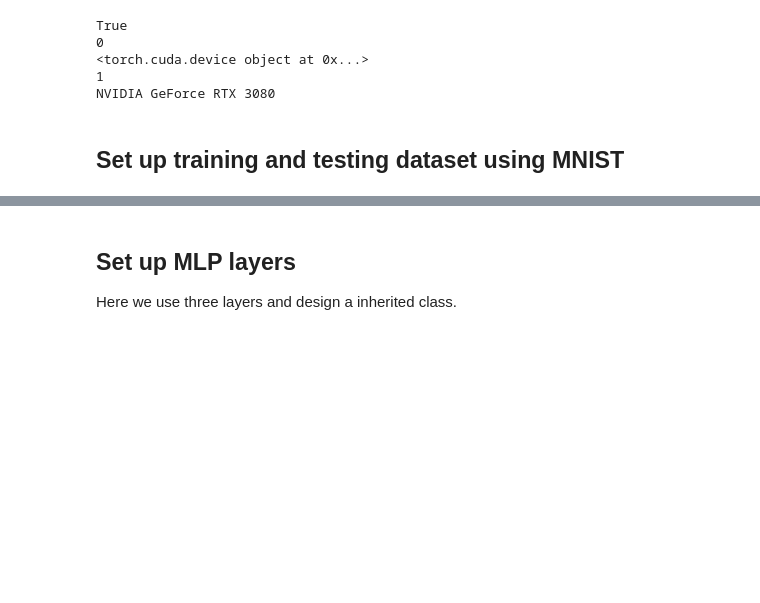
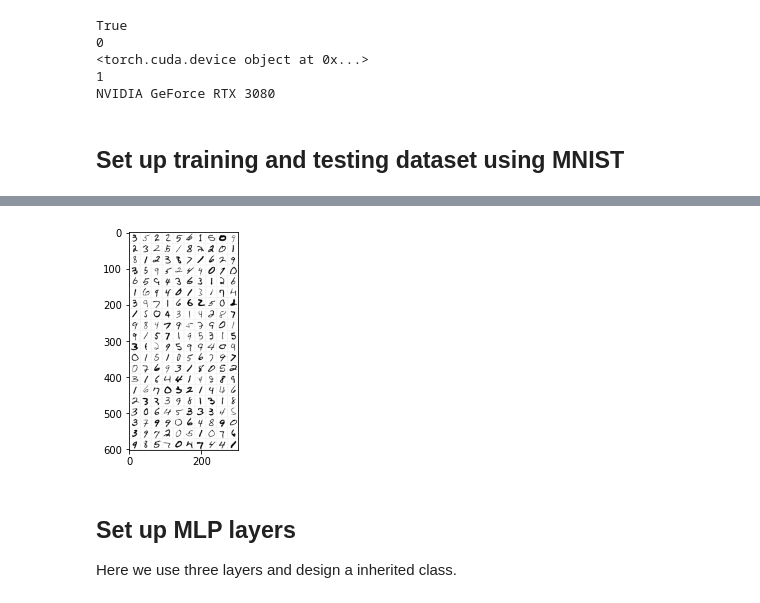
Before and after one commit to TrellixVulnTeam/test_code_XXCQ, a Jupyter notebook: pytorch_study/chapter7_multi_classification/MNIST_classification_nn_Module_GPU_tensorboard.ipynb, the cells around one changed output, grey strips where cells are left out. Saved outputs shown, nothing was run; the diff lists cells and outputs as text; code cells hidden in the pictures; blank space fills up the shorter version.

Commit message:
update classification-tensorboard code

```diff
--- a/pytorch_study/chapter7_multi_classification/MNIST_classification_nn_Module_GPU_tensorboard.ipynb
+++ b/pytorch_study/chapter7_multi_classification/MNIST_classification_nn_Module_GPU_tensorboard.ipynb
@@ -112,3 +104,26 @@ writer.add_image('mnist_images_sample_first_batch', img_grid)
+# %%
+def matplotlib_imshow(img, one_channel=False):
+    if one_channel:
+        img = img.mean(dim=0)
+    img = img / 2 + 0.5  # unnormalize
+    npimg = img.numpy()
+    if one_channel:
+        plt.imshow(npimg, cmap="Greys")
+    else:
+        plt.imshow(np.transpose(npimg, (1, 2, 0)))
+
+
+# create grid of images
+img_grid = torchvision.utils.make_grid(source, nrow=10)
+
+# show images
+matplotlib_imshow(img_grid, one_channel=True)
+
+# write to tensorboard
+writer.add_image('mnist_images_sample_first_batch', img_grid)
+writer.close()
+# %% [output]
+[figure, added]
 # %% [markdown]
 ## Set up MLP layers
 Here we use three layers and design a inherited class.
```
Also changed, not shown: parts of 10 cells of this notebook.
